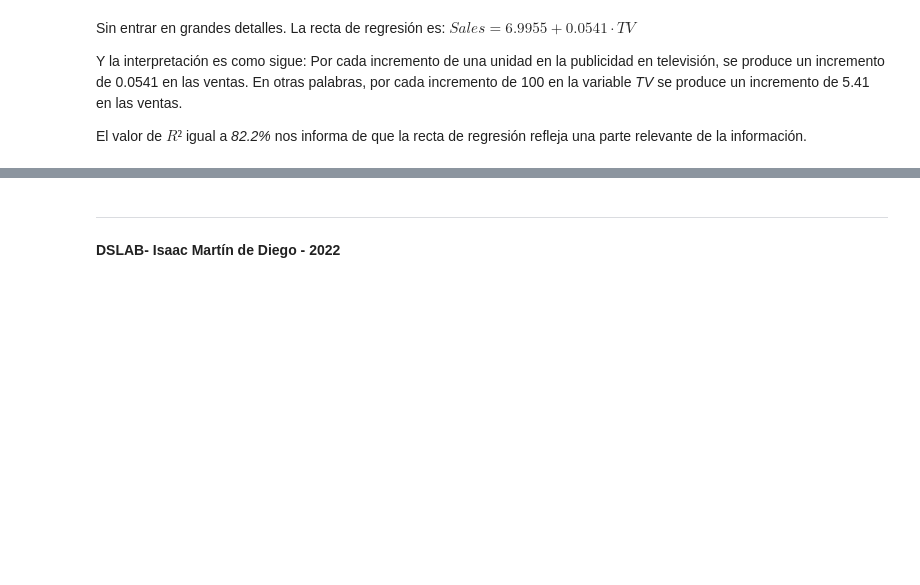
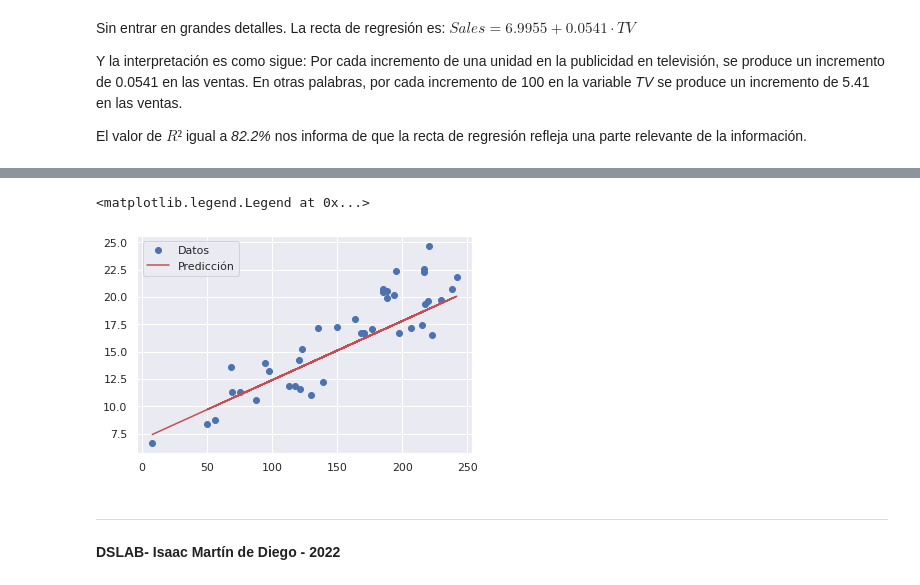
Before and after one commit to IsaacMartindeDiego/IA, a Jupyter notebook: Regresión.ipynb, the cells around one changed output, grey strips where cells are left out. Cells and saved outputs as stored; diff of their text form; code cells hidden in the pictures; blank space fills up the shorter version.

```diff
--- a/Regresión.ipynb
+++ b/Regresión.ipynb
@@ -135,8 +135,9 @@ X_train, X_test, y_train, y_test= train_test_split(X,y, train_size=0.80, random_
 ## Entrenar el modelo de regresión lineal simple
 # %%
 X_train_sm=sm.add_constant(X_train)
+X_test_sm=sm.add_constant(X_test)
 #fitting the model
 lr=sm.OLS(y_train, X_train_sm)
 lr_model=lr.fit()
-lr_model.summary()
+print(lr_model.summary())
 # %% [output]
@@ -169,3 +172,12 @@ El valor de $R²$ igual a *82.2%* nos informa de que la recta de regresión refl
+# %%
+ypred = lr_model.predict(X_test_sm)
+fig, ax = plt.subplots()
+ax.plot(X_test, y_test, "o", label="Datos")
+ax.plot(X_test, ypred, "r-", label="Predicción")
+ax.legend(loc="best")
+# %% [output]
+<matplotlib.legend.Legend at 0x...>
+[figure, added]
 # %% [markdown]
 ---
 **DSLAB- Isaac Martín de Diego - 2022**
```
Also changed, not shown: parts of 2 cells of this notebook.
